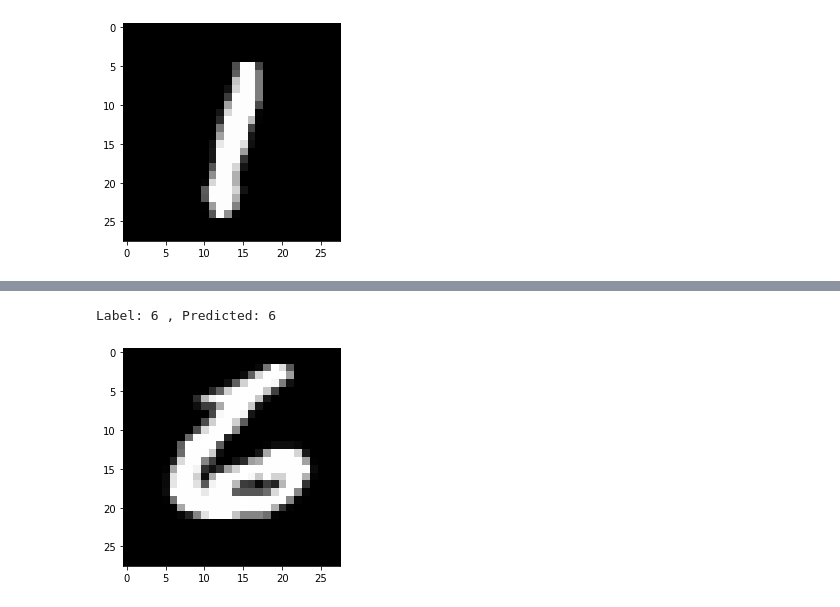
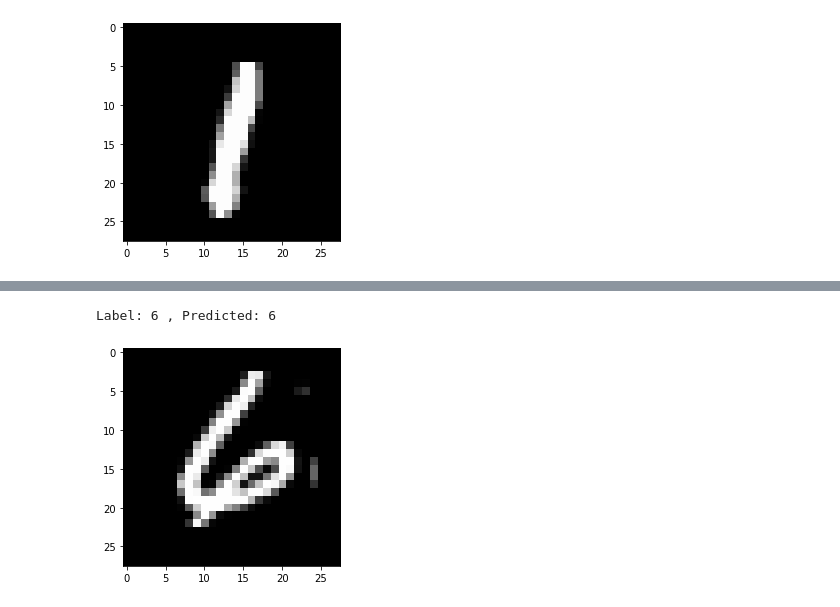
Before and after one commit to balams81/Rain, a Jupyter notebook: Introduction_to_Logistic_Regression.ipynb, the cells around one changed output, grey strips where cells are left out. Cells and saved outputs as stored; diff of their text form; code cells hidden in the pictures.

```diff
--- a/Introduction_to_Logistic_Regression.ipynb
+++ b/Introduction_to_Logistic_Regression.ipynb
@@ -169,11 +169,11 @@ def predict_image(img, model):
     _, preds  = torch.max(yb, dim=1)
     return preds[0].item()
 # %%
-img, label = test_ds[9999]
+img, label = test_ds[7548]
 plt.imshow(img[0], cmap='gray')
 print('Label:', label, ', Predicted:', predict_image(img, model))
 # %% [output]
 Label: 6 , Predicted: 6
-[figure, old version]
+[figure, new version]
 # %%
 torch.save(model.state_dict(), 'mnist-logistic.pth')
```
Also changed, not shown: parts of 4 cells of this notebook.
